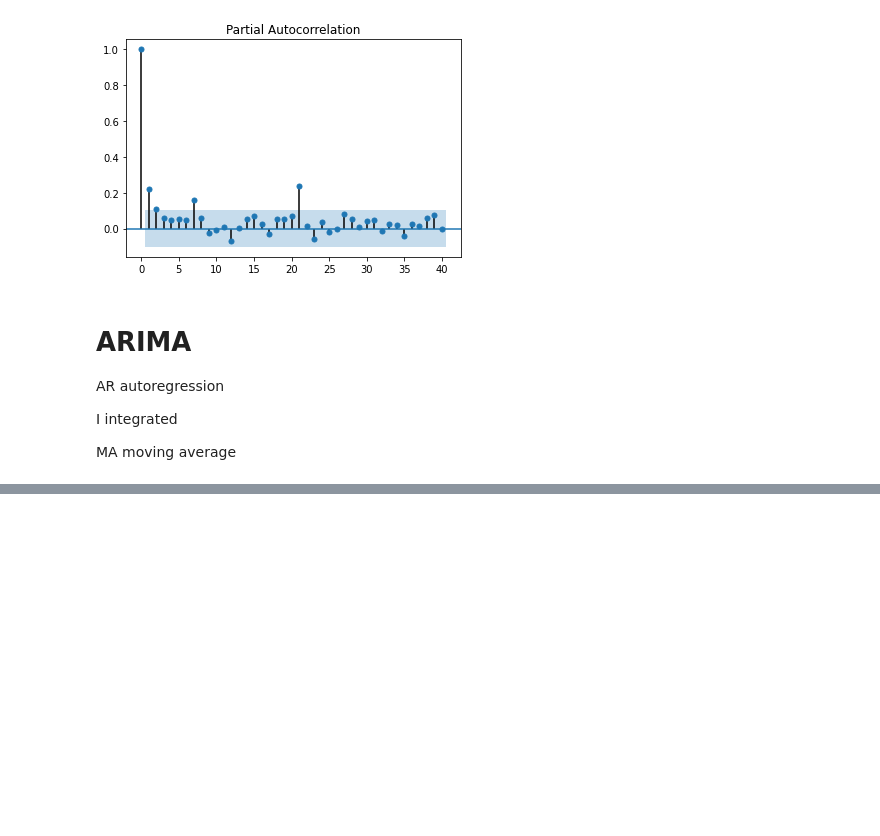
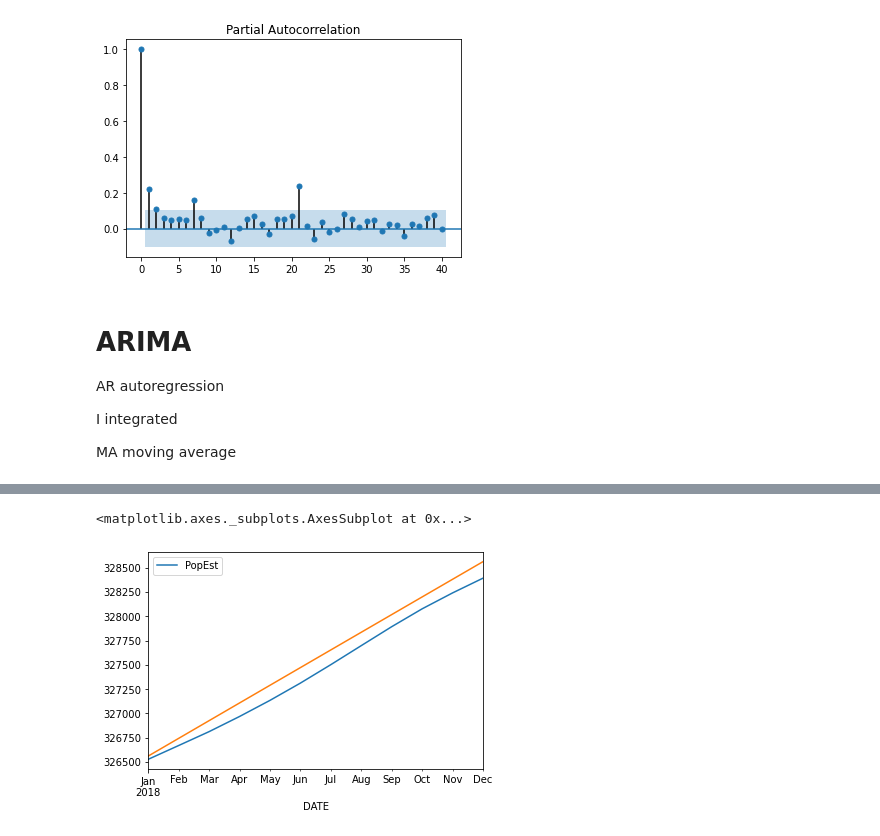
Before and after one commit to kozz84/Udemy, a Jupyter notebook: Time_Series.ipynb, the cells around one changed output, grey strips where cells are left out. Drawn from its saved outputs; the diff is of its cells as text; code cells hidden in the pictures; blank space fills up the shorter version.

```diff
--- a/Time_Series.ipynb
+++ b/Time_Series.ipynb
@@ -666,0 +688,2 @@ MA moving average
+# %%
+test =  data.iloc[-12:]
@@ -666,0 +735,6 @@ MA moving average
+# %%
+test.plot()
+ar1.predict(start=start,end=end).plot()
+# %% [output]
+<matplotlib.axes._subplots.AxesSubplot at 0x...>
+[figure, added]
```
Also changed, not shown: parts of 23 cells of this notebook.
